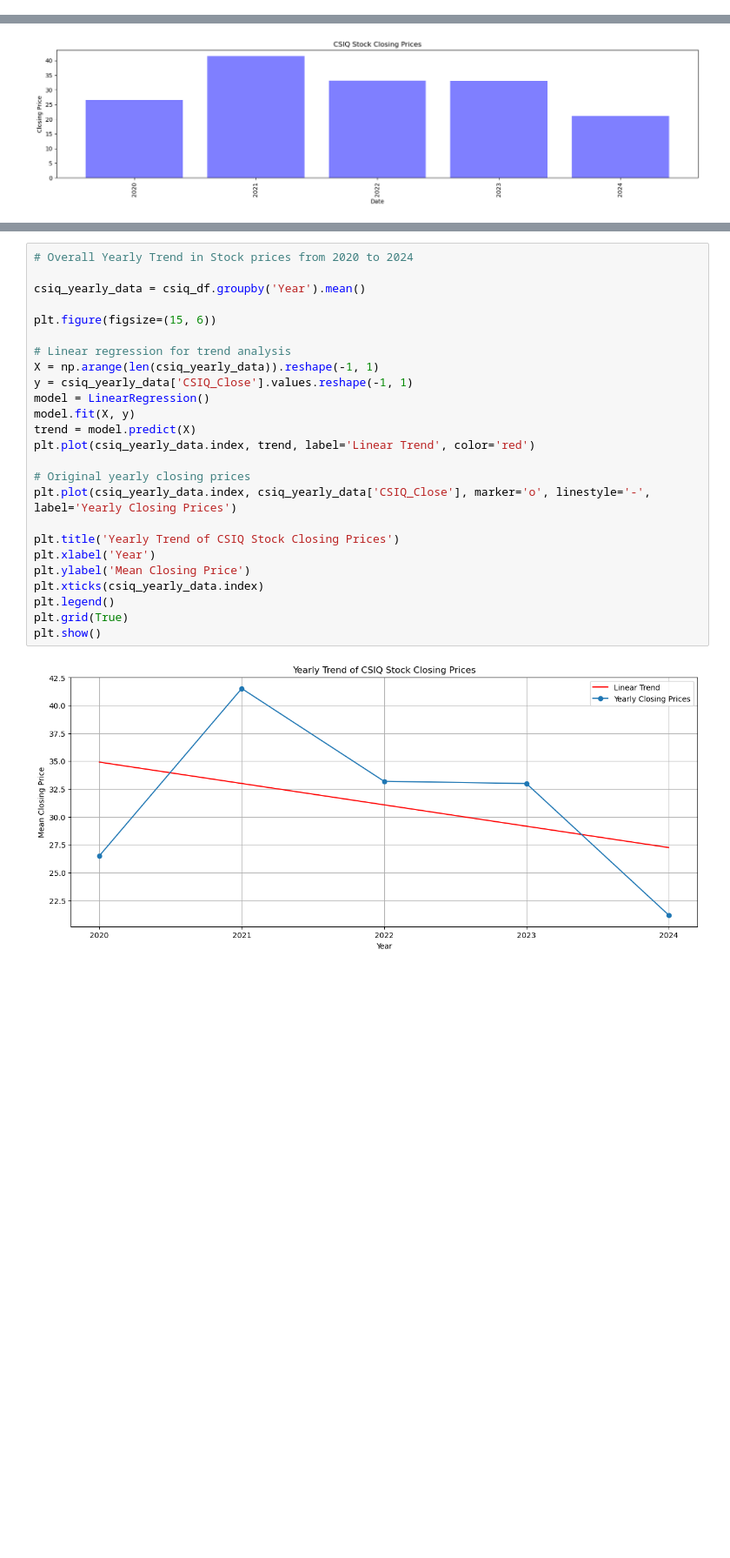
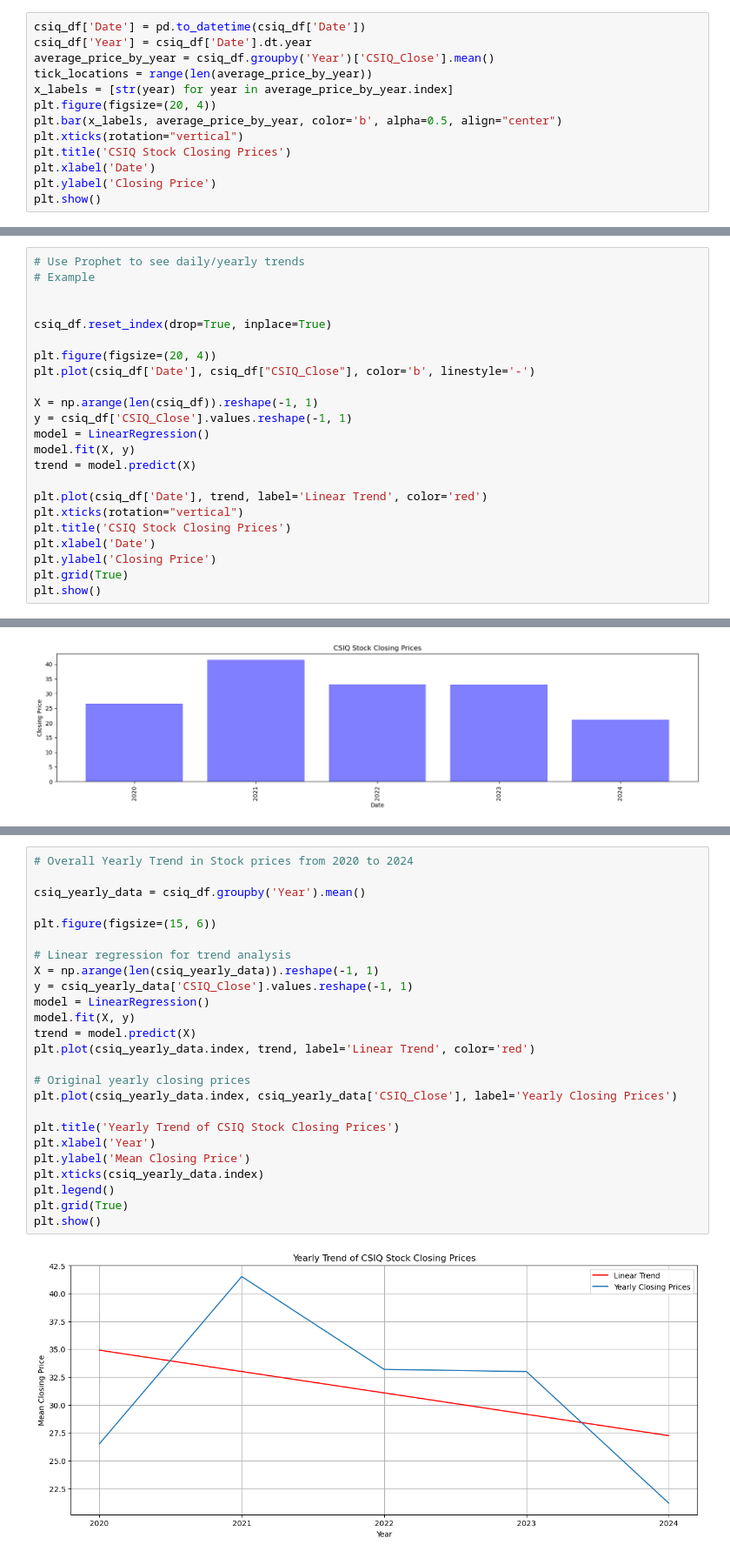
Before and after one commit to srhill12/Solar_stock_project, a Jupyter notebook: tatiana_work.ipynb, the cells around one changed output, grey strips where cells are left out. Shown at 87% size. Drawn from its saved outputs; the diff is of its cells as text; blank space fills up the shorter version.

```diff
--- a/tatiana_work.ipynb
+++ b/tatiana_work.ipynb
@@ -209,3 +160,16 @@ plt.ylabel('Closing Price')
 plt.show()
 # %% [output]
 [figure]
+# %%
+csiq_df['Date'] = pd.to_datetime(csiq_df['Date'])
+csiq_df['Year'] = csiq_df['Date'].dt.year
+average_price_by_year = csiq_df.groupby('Year')['CSIQ_Close'].mean()
+tick_locations = range(len(average_price_by_year))
+x_labels = [str(year) for year in average_price_by_year.index]
+plt.figure(figsize=(20, 4))
+plt.bar(x_labels, average_price_by_year, color='b', alpha=0.5, align="center")
+plt.xticks(rotation="vertical")
+plt.title('CSIQ Stock Closing Prices')
+plt.xlabel('Date')
+plt.ylabel('Closing Price')
+plt.show()
@@ -211,0 +178,23 @@ plt.show()
+# %%
+# Use Prophet to see daily/yearly trends
+# Example
+
+
+csiq_df.reset_index(drop=True, inplace=True)
+
+plt.figure(figsize=(20, 4))
+plt.plot(csiq_df['Date'], csiq_df["CSIQ_Close"], color='b', linestyle='-')
+
+X = np.arange(len(csiq_df)).reshape(-1, 1)
+y = csiq_df['CSIQ_Close'].values.reshape(-1, 1)
+model = LinearRegression()
+model.fit(X, y)
+trend = model.predict(X)
+
+plt.plot(csiq_df['Date'], trend, label='Linear Trend', color='red')
+plt.xticks(rotation="vertical")
+plt.title('CSIQ Stock Closing Prices')
+plt.xlabel('Date')
+plt.ylabel('Closing Price')
+plt.grid(True)
+plt.show()
@@ -274,27 +285,27 @@ plt.show()
 # %%
 # Overall Yearly Trend in Stock prices from 2020 to 2024
 
 csiq_yearly_data = csiq_df.groupby('Year').mean()
 
 plt.figure(figsize=(15, 6))
 
 # Linear regression for trend analysis
 X = np.arange(len(csiq_yearly_data)).reshape(-1, 1)
 y = csiq_yearly_data['CSIQ_Close'].values.reshape(-1, 1)
 model = LinearRegression()
 model.fit(X, y)
 trend = model.predict(X)
 plt.plot(csiq_yearly_data.index, trend, label='Linear Trend', color='red')
 
 # Original yearly closing prices
-plt.plot(csiq_yearly_data.index, csiq_yearly_data['CSIQ_Close'], marker='o', linestyle='-', label='Yearly Closing Prices')
+plt.plot(csiq_yearly_data.index, csiq_yearly_data['CSIQ_Close'], label='Yearly Closing Prices')
 
 plt.title('Yearly Trend of CSIQ Stock Closing Prices')
 plt.xlabel('Year')
 plt.ylabel('Mean Closing Price')
 plt.xticks(csiq_yearly_data.index)
 plt.legend()
 plt.grid(True)
 plt.show()
 # %% [output]
-[figure, old version]
+[figure, new version]
```
Also changed, not shown: parts of 19 cells of this notebook.
